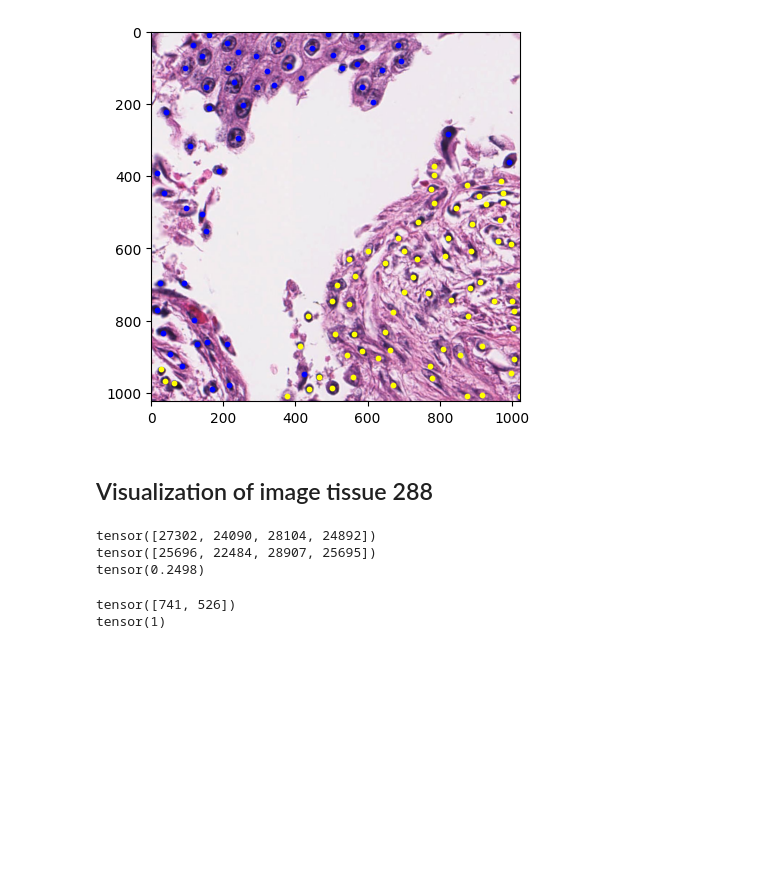
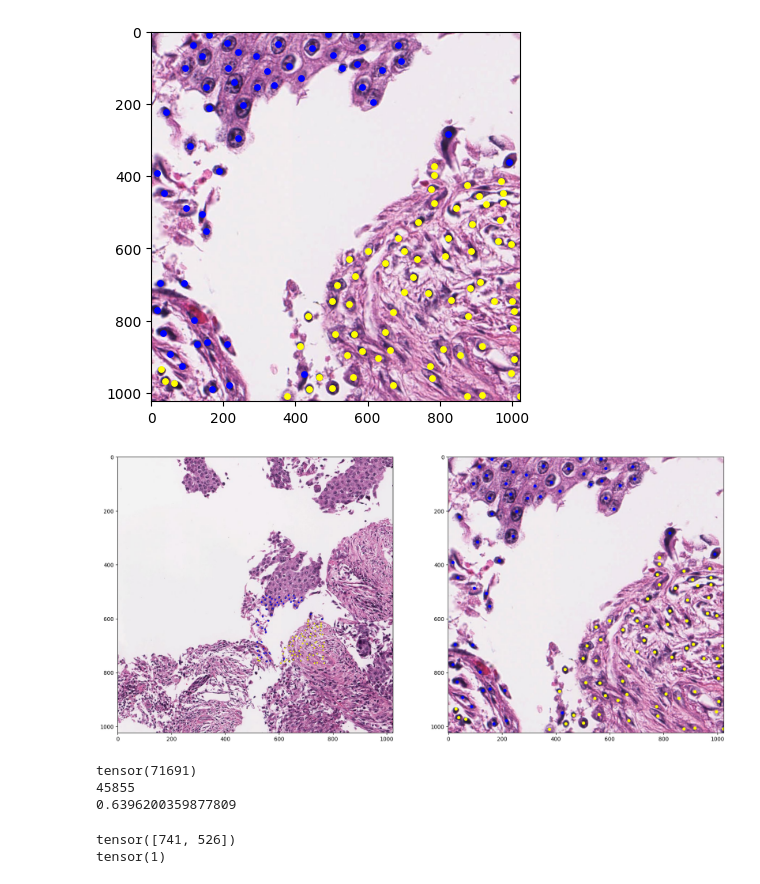
Before and after one commit to bendikgh/histopathology_segmentation, a Jupyter notebook: eda.ipynb, the cells around one changed output. Saved outputs shown, nothing was run; the diff lists cells and outputs as text; code cells hidden in the pictures; blank space fills up the shorter version.

```diff
--- a/eda.ipynb
+++ b/eda.ipynb
@@ -110,21 +150,11 @@ for file_name in sorted(list(data.keys())):
 
 tissue_tensors = torch.stack(tissue_tensors)
 # %%
-plt.imshow(np.transpose(data["288"]["cell_image"],(1, 2, 0)), cmap="grey")
-for cor in data["288"]["cell_annotated"]:
-  x, y = cor[0], cor[1]
-  color = "yellow" if cor[2] == 1 else "blue"
-  plt.scatter(x, y, color=color, s=10)
+img_id = "288"
+plt.imshow(np.transpose(data[img_id]["cell_image"], (1, 2, 0)), cmap="grey")
+for cor in data[img_id]["cell_annotated"]:
+    x, y = cor[0], cor[1]
+    color = "yellow" if cor[2] == 1 else "blue"
+    plt.scatter(x, y, color=color, s=15)
 # %% [output]
 [figure]
-# %% [markdown]
-## Visualization of image tissue 288
-# %%
-cell_area, tissue_area, scaling_value = calculate_ROI_scaling_value(sample_id="288")
-print(cell_area)
-print(tissue_area)
-print(scaling_value)
-# %% [output]
-tensor([27302, 24090, 28104, 24892])
-tensor([25696, 22484, 28907, 25695])
-tensor(0.2498)
@@ -131,3 +195,43 @@ tensor(0.2498)
+# %%
+plt.figure(figsize=(20, 10))  # Adjust the figure size to accommodate both images
+
+# Plotting the translated points
+plt.subplot(1, 2, 1)
+plt.imshow(np.transpose(tissue_image, (1, 2, 0)), cmap="grey")
+for i in range(len(tissue_coords)):
+    x, y = tissue_coords[i]
+    color = "yellow" if tissue_labels[i] == 1 else "blue"
+    plt.scatter(x, y, color=color, s=3)
+
+# Plotting the actual points
+plt.subplot(1, 2, 2)
+plt.imshow(np.transpose(cell_image, (1, 2, 0)), cmap="gray")
+for i in range(len(cell_coords)):
+    x, y = cell_coords[i]
+    color = "yellow" if cell_labels[i] == 1 else "blue"
+    plt.scatter(x, y, color=color, s=25)
+# %% [output]
+[figure, added]
+# %%
+
+num_TC = 0
+num_TC_CA = 0
+for sample_id, sample in data.items():
+  tissue_annotations = get_cell_annotations_in_tissue_coordinates(sample, image_size=1024)
+  num_TC += (tissue_annotations[:, 2] == 2).sum()
+  tissue_annotated_image = sample["tissue_annotated"].squeeze()
+  tissue_coords = tissue_annotations[:, :2]
+  for (x, y, label) in tissue_annotations:
+    if tissue_annotated_image[x, y] == 2 and label == 2:
+      num_TC_CA += 1
+
+print(num_TC)
+print(num_TC_CA)
+print(num_TC_CA / num_TC.item())
+# %% [output]
+tensor(71691)
+45855
+0.6396200359877809
 # %%
 cell_coordinates = data["288"]["cell_annotated"]
 tissue = data["288"]["tissue_annotated"]
```
Also changed, not shown: parts of 5 cells of this notebook.
